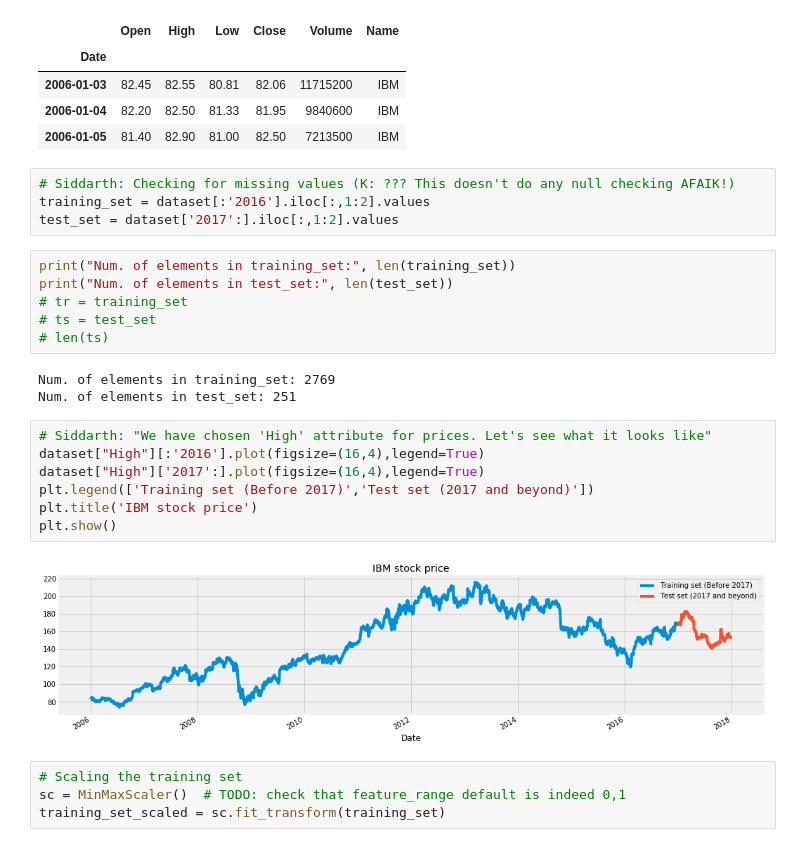
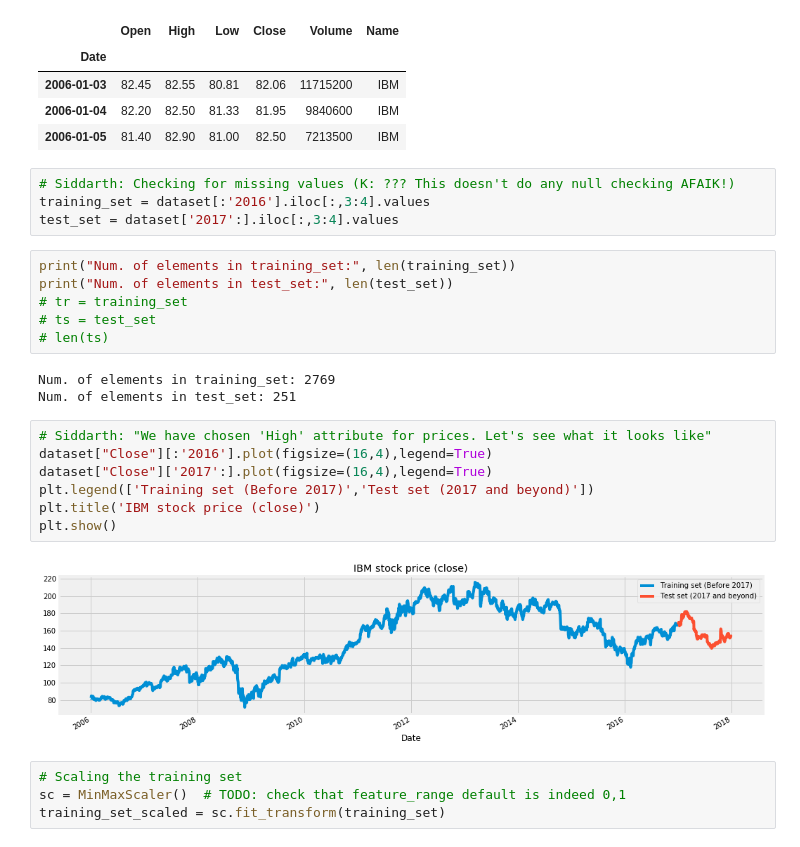
Before and after one commit to Killian604/learnKeras, a Jupyter notebook: notebooks/Killian_RNNs.ipynb, the cells around one changed output. Drawn from its saved outputs; the diff is of its cells as text.

Commit message:
Changed feature from High to Close

```diff
--- a/notebooks/Killian_RNNs.ipynb
+++ b/notebooks/Killian_RNNs.ipynb
@@ -80,8 +80,8 @@ Number of entries in dataframe: 3020
 | 2006-01-05 | 81.40 | 82.90 | 81.00 | 82.50 | 7213500 | IBM |
 # %%
 # Siddarth: Checking for missing values (K: ??? This doesn't do any null checking AFAIK!)
-training_set = dataset[:'2016'].iloc[:,1:2].values
-test_set = dataset['2017':].iloc[:,1:2].values
+training_set = dataset[:'2016'].iloc[:,3:4].values
+test_set = dataset['2017':].iloc[:,3:4].values
 # %%
 print("Num. of elements in training_set:", len(training_set))
 print("Num. of elements in test_set:", len(test_set))
@@ -93,13 +93,13 @@ Num. of elements in training_set: 2769
 Num. of elements in test_set: 251
 # %%
 # Siddarth: "We have chosen 'High' attribute for prices. Let's see what it looks like"
-dataset["High"][:'2016'].plot(figsize=(16,4),legend=True)
-dataset["High"]['2017':].plot(figsize=(16,4),legend=True)
+dataset["Close"][:'2016'].plot(figsize=(16,4),legend=True)
+dataset["Close"]['2017':].plot(figsize=(16,4),legend=True)
 plt.legend(['Training set (Before 2017)','Test set (2017 and beyond)'])
-plt.title('IBM stock price')
+plt.title('IBM stock price (close)')
 plt.show()
 # %% [output]
-[figure, old version]
+[figure, new version]
 # %%
 # Scaling the training set
 sc = MinMaxScaler()  # TODO: check that feature_range default is indeed 0,1
```
Also changed, not shown: parts of 8 cells of this notebook.
